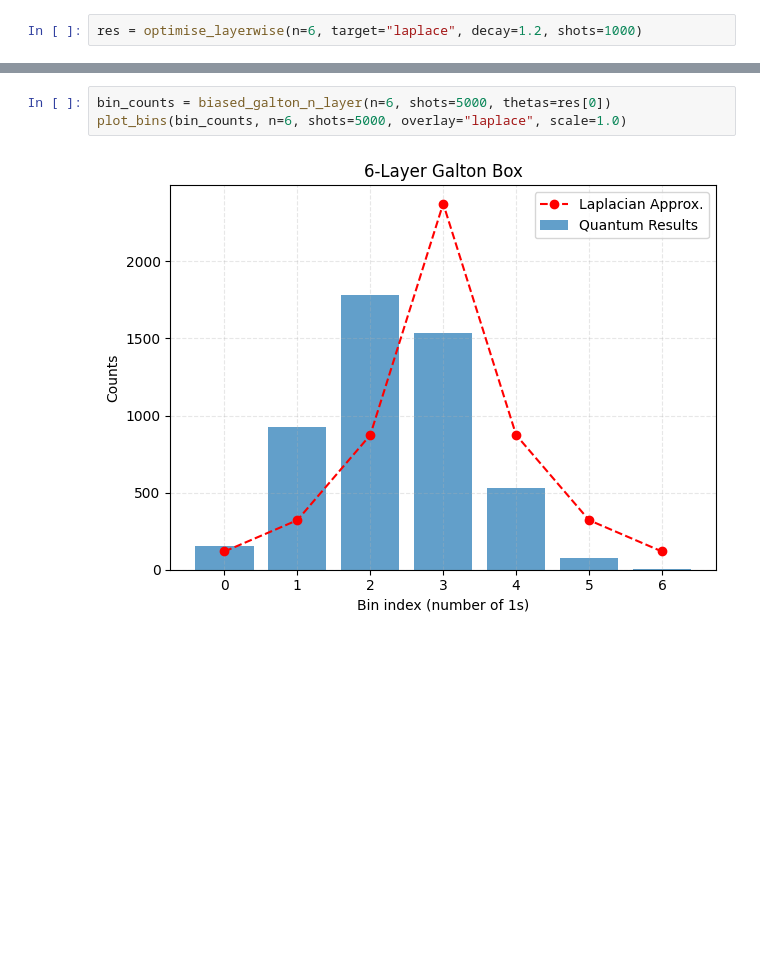
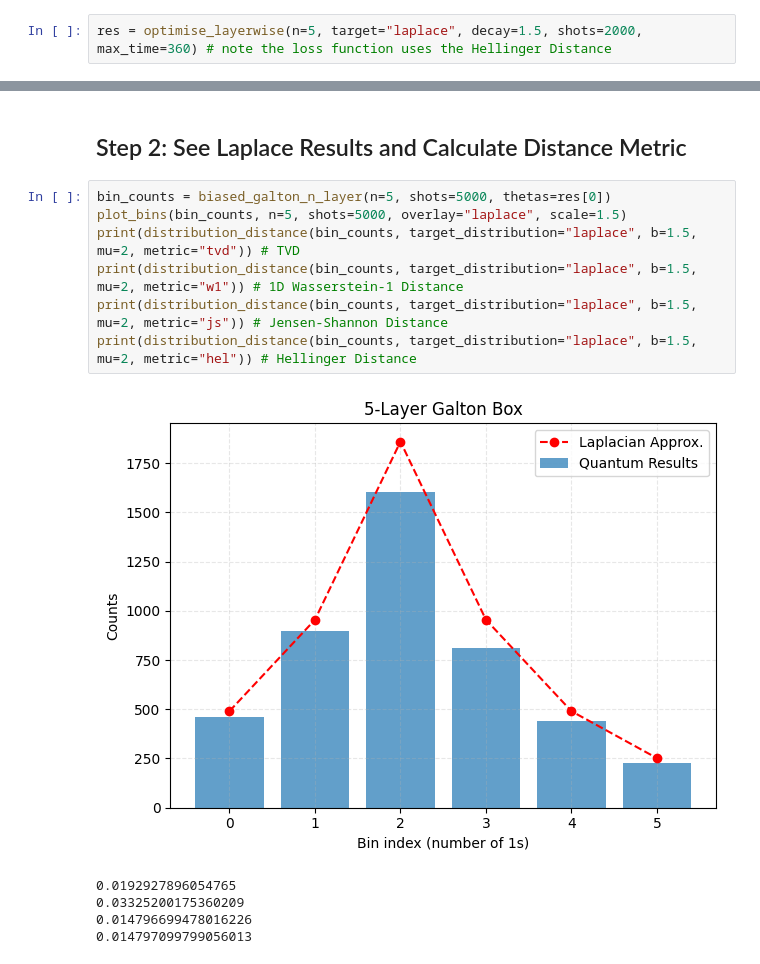
Before and after one commit to ismail-mehmood/quantum_nnl_project, a Jupyter notebook: notebooks/modified_distribution_boxes.ipynb, the cells around one changed output, grey strips where cells are left out. Cells and saved outputs as stored; diff of their text form; blank space fills up the shorter version.

```diff
--- a/notebooks/modified_distribution_boxes.ipynb
+++ b/notebooks/modified_distribution_boxes.ipynb
@@ -21,3 +26,3 @@ from utils.plot_utils import *
 # %%
-res = optimise_layerwise(n=6, target="laplace", decay=1.2, shots=1000)
+res = optimise_layerwise(n=5, target="laplace", decay=1.5, shots=2000, max_time=360) # note the loss function uses the Hellinger Distance
 # %% [output]
@@ -32,5 +42,15 @@ Best Loss: 0.053000145258342554
+# %% [markdown]
+## Step 2: See Laplace Results and Calculate Distance Metric
 # %%
-bin_counts = biased_galton_n_layer(n=6, shots=5000, thetas=res[0])
-plot_bins(bin_counts, n=6, shots=5000, overlay="laplace", scale=1.0)
+bin_counts = biased_galton_n_layer(n=5, shots=5000, thetas=res[0])
+plot_bins(bin_counts, n=5, shots=5000, overlay="laplace", scale=1.5)
+print(distribution_distance(bin_counts, target_distribution="laplace", b=1.5, mu=2, metric="tvd")) # TVD
+print(distribution_distance(bin_counts, target_distribution="laplace", b=1.5, mu=2, metric="w1")) # 1D Wasserstein-1 Distance
+print(distribution_distance(bin_counts, target_distribution="laplace", b=1.5, mu=2, metric="js")) # Jensen-Shannon Distance
+print(distribution_distance(bin_counts, target_distribution="laplace", b=1.5, mu=2, metric="hel")) # Hellinger Distance
 # %% [output]
-[figure, old version]
+[figure, new version]
+0.0192927896054765
+0.03325200175360209
+0.014796699478016226
+0.014797099799056013
```
Also changed, not shown: parts of 17 cells of this notebook, 7 other files.
